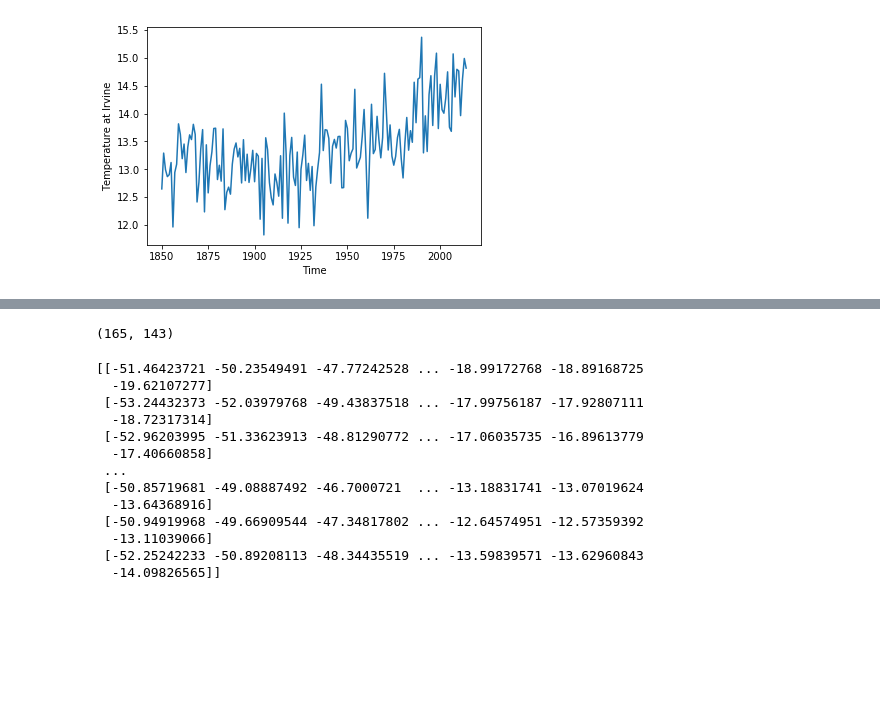
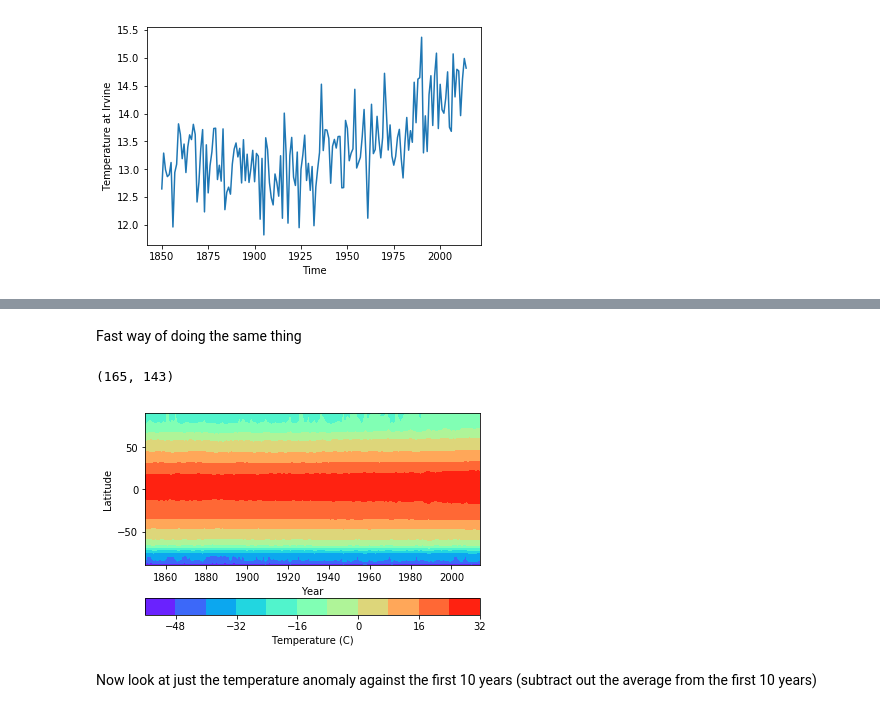
Before and after one commit to scoffiel/ess118_python_reference, a Jupyter notebook: 5_climate_data.ipynb, the cells around one changed output, grey strips where cells are left out. Cells and saved outputs as stored; diff of their text form; code cells hidden in the pictures; blank space fills up the shorter version.

```diff
--- a/5_climate_data.ipynb
+++ b/5_climate_data.ipynb
@@ -217,21 +224,21 @@ Text(0.5, 0, 'Time')
+# %% [markdown]
+Fast way of doing the same thing
 # %%
 hovdata = np.mean(tasyearmean, axis=2)
-hovdata.shape
-# %% [output]
-(165, 143)
-# %%
-print(hovdata)
-# %% [output]
-[[-51.46423721 -50.23549491 -47.77242528 ... -18.99172768 -18.89168725
-  -19.62107277]
- [-53.24432373 -52.03979768 -49.43837518 ... -17.99756187 -17.92807111
-  -18.72317314]
- [-52.96203995 -51.33623913 -48.81290772 ... -17.06035735 -16.89613779
-  -17.40660858]
- ...
- [-50.85719681 -49.08887492 -46.7000721  ... -13.18831741 -13.07019624
-  -13.64368916]
- [-50.94919968 -49.66909544 -47.34817802 ... -12.64574951 -12.57359392
-  -13.11039066]
- [-52.25242233 -50.89208113 -48.34435519 ... -13.59839571 -13.62960843
-  -14.09826565]]
+# %%
+hovdata.shape #(years, lat)
+# %% [output]
+(165, 143)
+# %%
+#plot
+fig = py.figure(4)
+ax1 = fig.add_subplot(111)
+contour_plot = ax1.contourf(date, lat, hovdata.T, 10, cmap='rainbow')
+ax1.set_ylabel('Latitude')
+ax1.set_xlabel('Year')
+cbar = py.colorbar(contour_plot, orientation='horizontal')
+cbar.set_label('Temperature (C)')
+# %% [output]
+[figure, added]
+# %% [markdown]
+Now look at just the temperature anomaly against the first 10 years (subtract out the average from the first 10 years)
```
Also changed, not shown: parts of 7 cells of this notebook.
